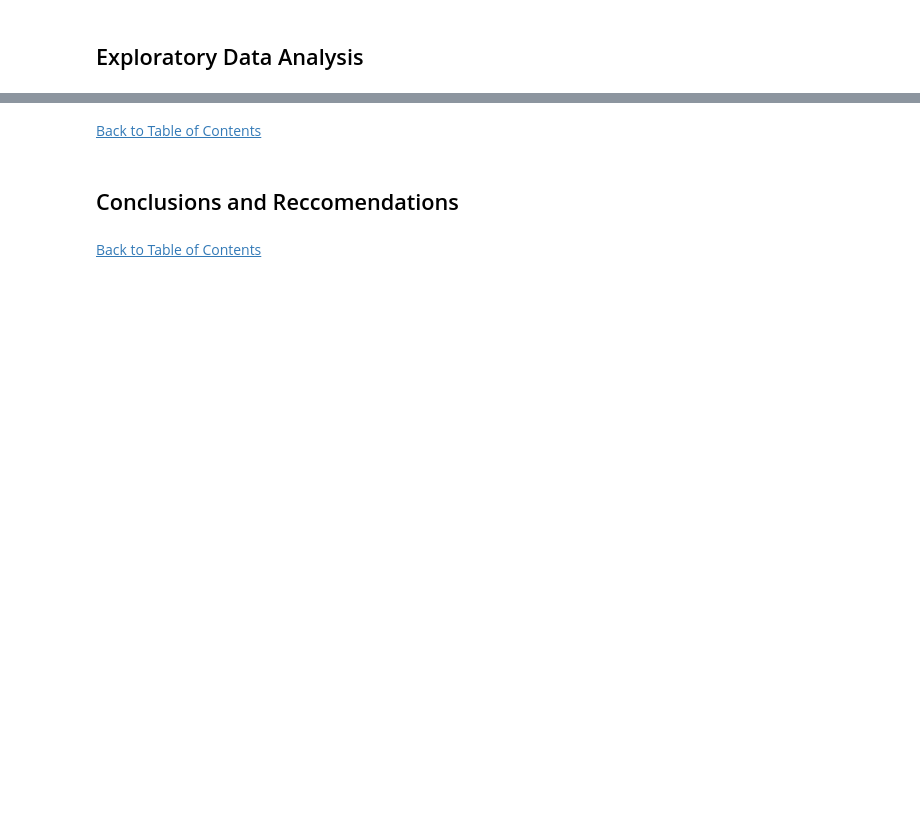
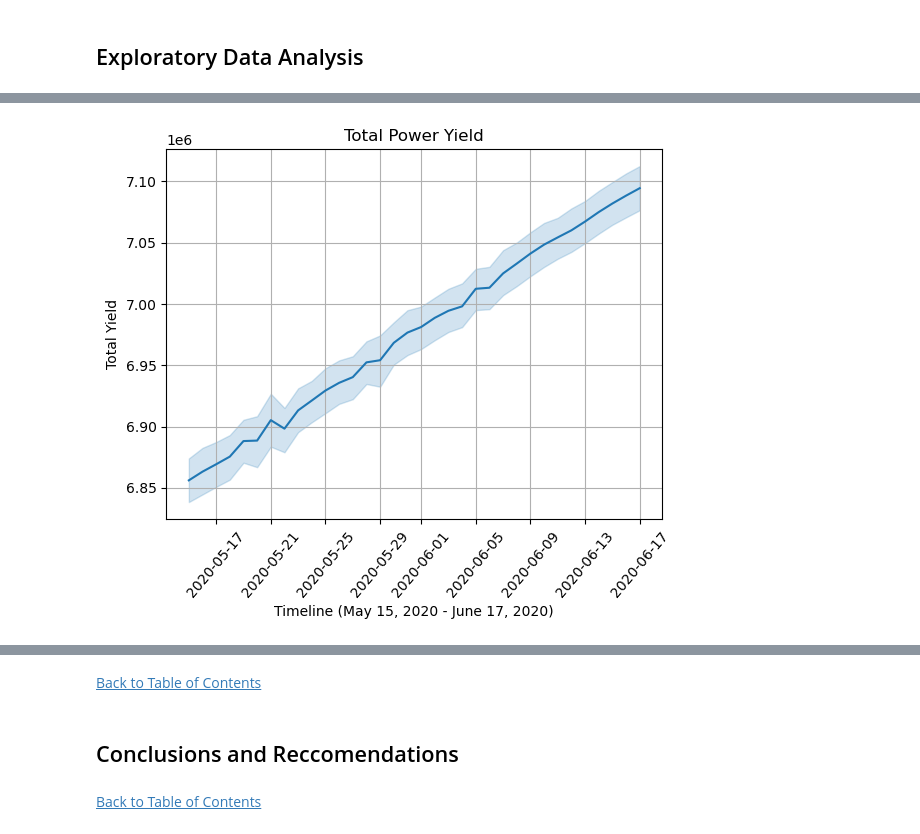
Before and after one commit to jasondo-da/Solar_Generation_Analysis, a Jupyter notebook: solar_generation_analysis.ipynb, the cells around one changed output, grey strips where cells are left out. Saved outputs shown, nothing was run; the diff lists cells and outputs as text; code cells hidden in the pictures; blank space fills up the shorter version.

```diff
--- a/solar_generation_analysis.ipynb
+++ b/solar_generation_analysis.ipynb
@@ -429,2 +503,11 @@ memory usage: 127.6 KB
 # %% [markdown]
 ## Exploratory Data Analysis
+# %%
+pg_1['date'] = pg_1['date_time'].dt.date
+pg_1['date'] = pd.to_datetime(pg_1['date'], format='%Y-%m-%d')
+pg_1['hour'] = pg_1['date_time'].dt.hour
+pg_1['day'] = pg_1['date_time'].dt.weekday
+pg_1['week'] = pg_1['date_time'].dt.isocalendar().week
+pg_1['month'] = pg_1['date_time'].dt.month
+pg_1.info()
+pg_1.head()
@@ -430,0 +540,14 @@ memory usage: 127.6 KB
+# %%
+sns.lineplot(data=pg_1,
+             x='date',
+             y='total_yield')
+
+plt.title('Total Power Yield')
+plt.xlabel('Timeline (May 15, 2020 - June 17, 2020)')
+plt.xticks(rotation=50)
+plt.ylabel('Total Yield')
+
+plt.grid()
+plt.show()
+# %% [output]
+[figure, added]
```
Also changed, not shown: parts of 32 cells of this notebook.
